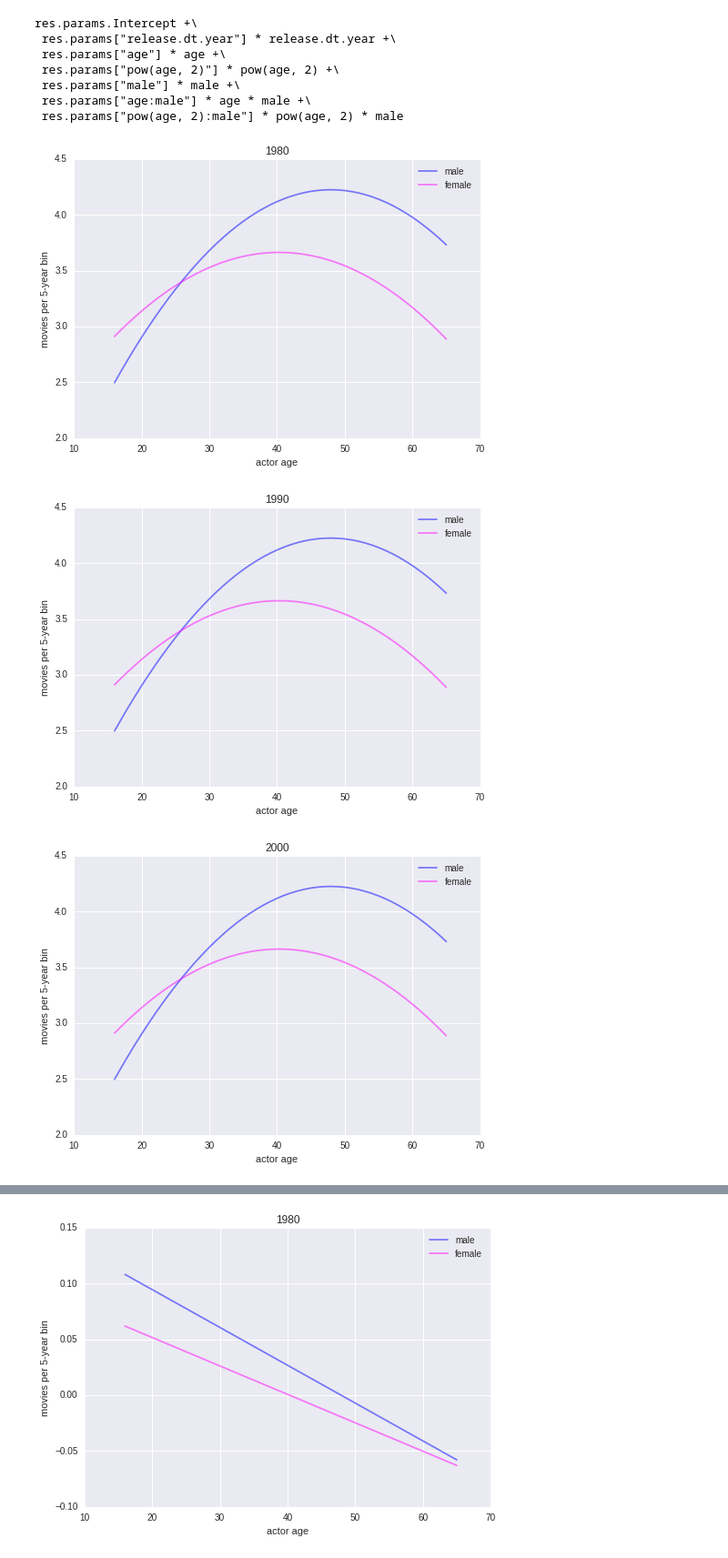
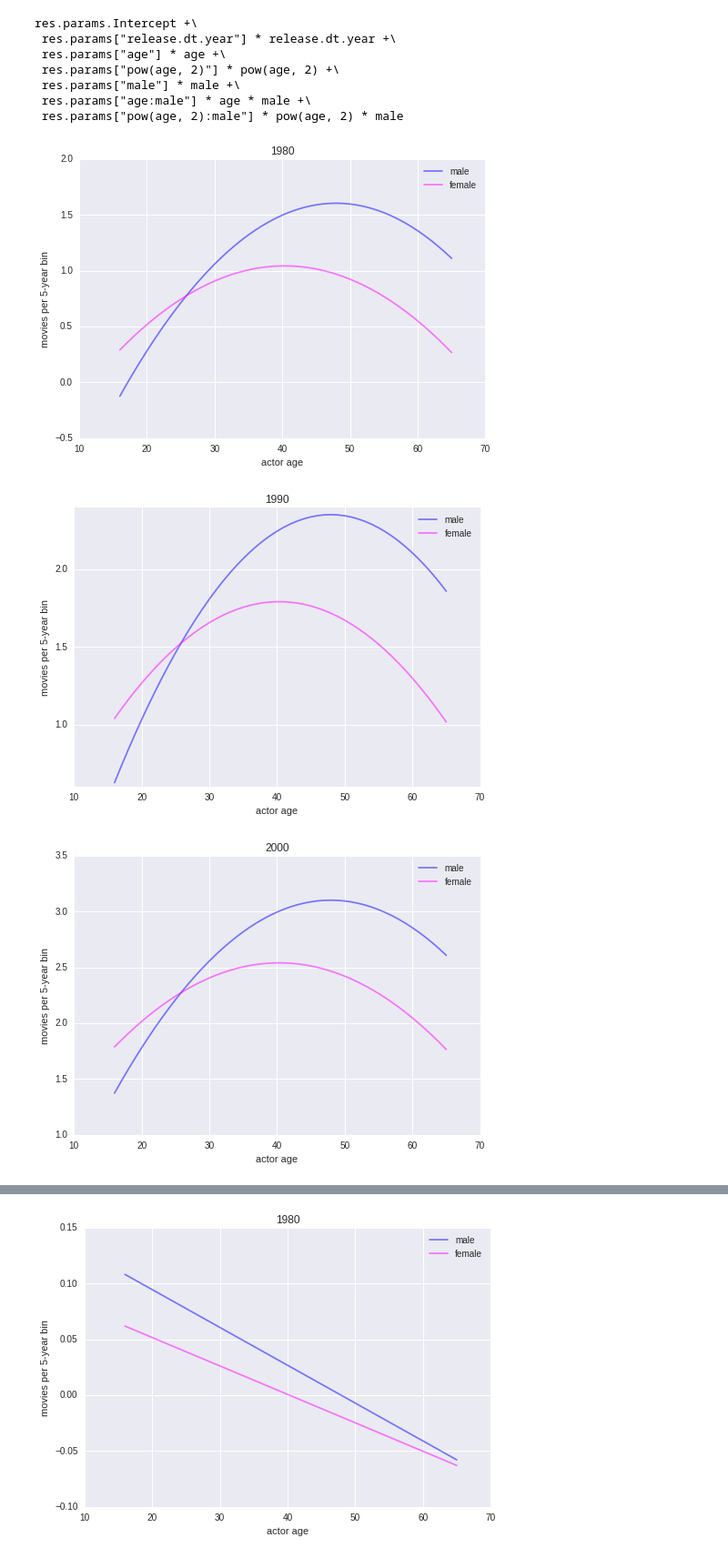
Before and after one commit to IanLondon/actor-age-curves, a Jupyter notebook: actor-regression-sklearn-joined-budget.ipynb, the cells around one changed output, grey strips where cells are left out. Shown at 91% size. Drawn from its saved outputs; the diff is of its cells as text; code cells hidden in the pictures.

```diff
--- a/actor-regression-sklearn-joined-budget.ipynb
+++ b/actor-regression-sklearn-joined-budget.ipynb
@@ -1619,10 +1619,10 @@ years_to_plot = [1980, 1990, 2000, 2010, 2015]
 
 for yr in years_to_plot:
     male_fig = plot_age_curve_eqns2(age_curve_fn2, res, male=True,
-        release=release_year_to_plot, color=men_color)
+        release=yr, color=men_color)
 
     female_fig = plot_age_curve_eqns2(age_curve_fn2, res, male=False,
-        release=release_year_to_plot, color=women_color)
+        release=yr, color=women_color)
 
     plt.title(yr)
     plt.show()
@@ -1635,10 +1635,10 @@ for yr in years_to_plot:
 # %%
 for yr in years_to_plot:
     male_fig = plot_age_curve_eqns2(age_effect_curve_fn2, res, male=True,
-        release=release_year_to_plot, color=men_color, alpha=0.5)
+        release=yr, color=men_color, alpha=0.5)
 
     female_fig = plot_age_curve_eqns2(age_effect_curve_fn2, res, male=False,
-        release=release_year_to_plot, color=women_color, alpha=0.5)
+        release=yr, color=women_color, alpha=0.5)
 
     plt.title(yr)
     plt.show()
@@ -1728,23 +1728,23 @@ res.params.Intercept +\
 # %%
 def age_curve_fn3(res, age, male, release_yr):
     return res.params.Intercept +\
         res.params["release.dt.year"] * release_yr +\
         res.params["age"] * age +\
         res.params["pow(age, 2)"] * pow(age, 2) +\
         res.params["male"] * male +\
         res.params["age:male"] * age * male +\
         res.params["pow(age, 2):male"] * pow(age, 2) * male
 
 for yr in years_to_plot:
     male_fig = plot_age_curve_eqns2(age_curve_fn3, res, male=True,
-        release=release_year_to_plot, color=men_color, alpha=0.5)
+        release=yr, color=men_color, alpha=0.5)
 
     female_fig = plot_age_curve_eqns2(age_curve_fn3, res, male=False,
-        release=release_year_to_plot, color=women_color, alpha=0.5)
+        release=yr, color=women_color, alpha=0.5)
 
     plt.title(yr)
     plt.show()
 # %% [output]
-[figure, old version]
+[figure, new version]
-[figure, old version]
+[figure, new version]
-[figure, old version]
+[figure, new version]
```
Also changed, not shown: parts of 4 cells of this notebook.
